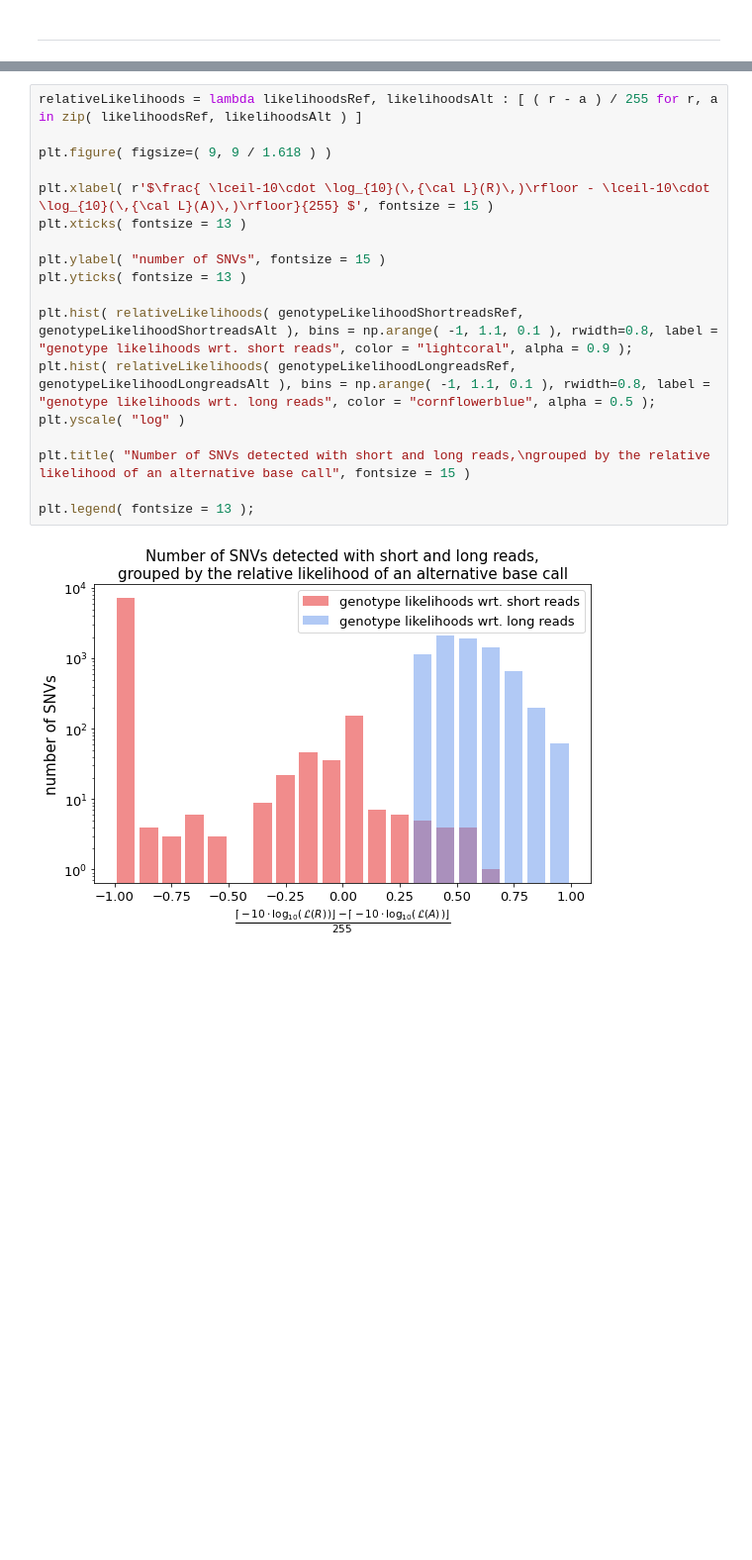
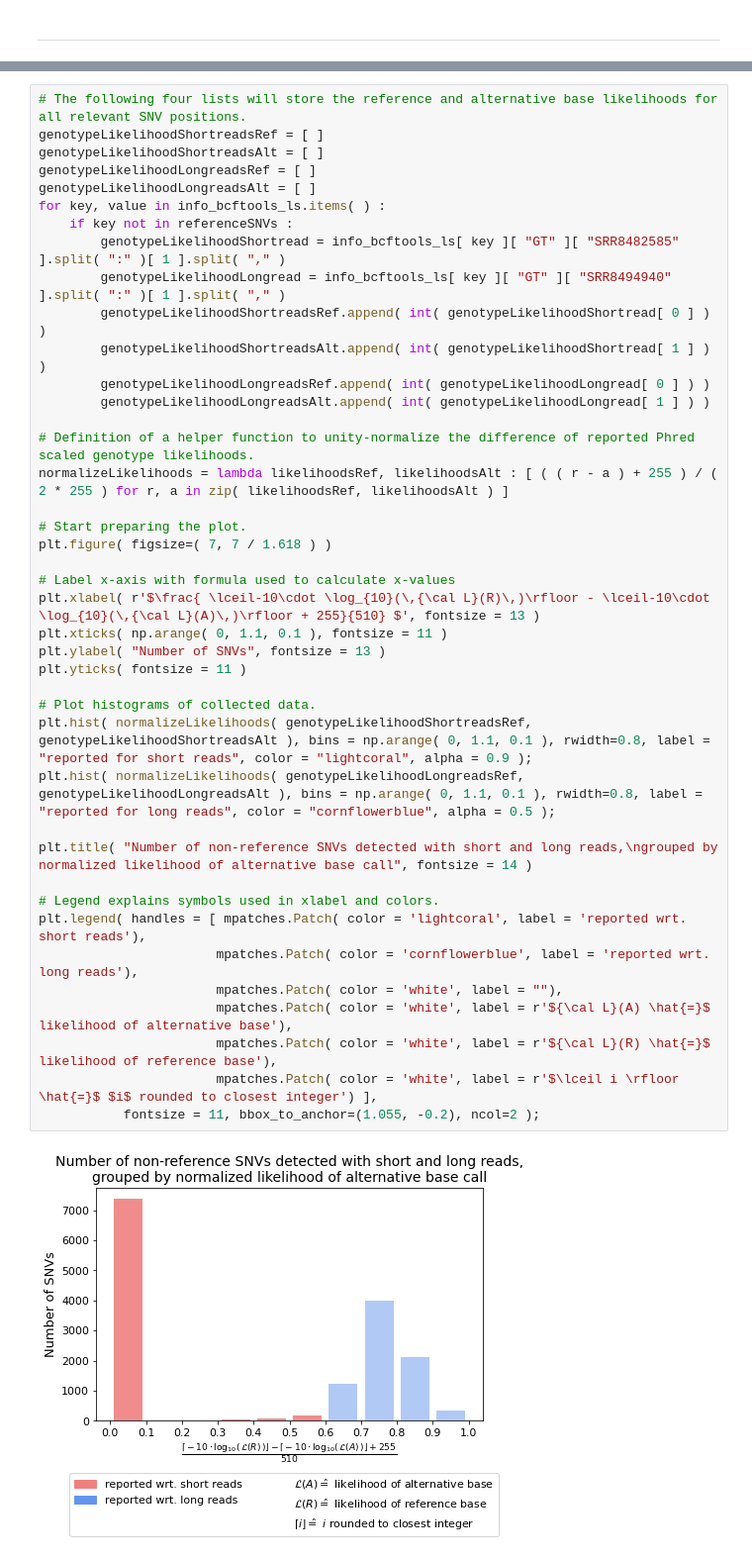
Before and after one commit to Integrative-Transcriptomics/TechnicalReport-AssemblyBestPractice, a Jupyter notebook: S11_SNVDiscoveryAnalysis.ipynb, the cells around one changed output, grey strips where cells are left out. Shown at 99% size. Saved outputs shown, nothing was run; the diff lists cells and outputs as text; blank space fills up the shorter version.

```diff
--- a/S11_SNVDiscoveryAnalysis.ipynb
+++ b/S11_SNVDiscoveryAnalysis.ipynb
@@ -362,20 +386,43 @@ for key, value in info_bcftools_ls.items( ) :
 # %%
-relativeLikelihoods = lambda likelihoodsRef, likelihoodsAlt : [ ( r - a ) / 255 for r, a in zip( likelihoodsRef, likelihoodsAlt ) ]
+# The following four lists will store the reference and alternative base likelihoods for all relevant SNV positions.
+genotypeLikelihoodShortreadsRef = [ ]
+genotypeLikelihoodShortreadsAlt = [ ]
+genotypeLikelihoodLongreadsRef = [ ]
+genotypeLikelihoodLongreadsAlt = [ ]
+for key, value in info_bcftools_ls.items( ) :
+    if key not in referenceSNVs :
+        genotypeLikelihoodShortread = info_bcftools_ls[ key ][ "GT" ][ "SRR8482585" ].split( ":" )[ 1 ].split( "," )
+        genotypeLikelihoodLongread = info_bcftools_ls[ key ][ "GT" ][ "SRR8494940" ].split( ":" )[ 1 ].split( "," )
+        genotypeLikelihoodShortreadsRef.append( int( genotypeLikelihoodShortread[ 0 ] ) )
+        genotypeLikelihoodShortreadsAlt.append( int( genotypeLikelihoodShortread[ 1 ] ) )
+        genotypeLikelihoodLongreadsRef.append( int( genotypeLikelihoodLongread[ 0 ] ) )
+        genotypeLikelihoodLongreadsAlt.append( int( genotypeLikelihoodLongread[ 1 ] ) )
 
-plt.figure( figsize=( 9, 9 / 1.618 ) )
+# Definition of a helper function to unity-normalize the difference of reported Phred scaled genotype likelihoods.
+normalizeLikelihoods = lambda likelihoodsRef, likelihoodsAlt : [ ( ( r - a ) + 255 ) / ( 2 * 255 ) for r, a in zip( likelihoodsRef, likelihoodsAlt ) ]
 
-plt.xlabel( r'$\frac{ \lceil-10\cdot \log_{10}(\,{\cal L}(R)\,)\rfloor - \lceil-10\cdot \log_{10}(\,{\cal L}(A)\,)\rfloor}{255} $', fontsize = 15 )
-plt.xticks( fontsize = 13 )
+# Start preparing the plot.
+plt.figure( figsize=( 7, 7 / 1.618 ) )
 
-plt.ylabel( "number of SNVs", fontsize = 15 )
-plt.yticks( fontsize = 13 )
+# Label x-axis with formula used to calculate x-values
+plt.xlabel( r'$\frac{ \lceil-10\cdot \log_{10}(\,{\cal L}(R)\,)\rfloor - \lceil-10\cdot \log_{10}(\,{\cal L}(A)\,)\rfloor + 255}{510} $', fontsize = 13 )
+plt.xticks( np.arange( 0, 1.1, 0.1 ), fontsize = 11 )
+plt.ylabel( "Number of SNVs", fontsize = 13 )
+plt.yticks( fontsize = 11 )
 
-plt.hist( relativeLikelihoods( genotypeLikelihoodShortreadsRef, genotypeLikelihoodShortreadsAlt ), bins = np.arange( -1, 1.1, 0.1 ), rwidth=0.8, label = "genotype likelihoods wrt. short reads", color = "lightcoral", alpha = 0.9 );
-plt.hist( relativeLikelihoods( genotypeLikelihoodLongreadsRef, genotypeLikelihoodLongreadsAlt ), bins = np.arange( -1, 1.1, 0.1 ), rwidth=0.8, label = "genotype likelihoods wrt. long reads", color = "cornflowerblue", alpha = 0.5 );
-plt.yscale( "log" )
+# Plot histograms of collected data.
+plt.hist( normalizeLikelihoods( genotypeLikelihoodShortreadsRef, genotypeLikelihoodShortreadsAlt ), bins = np.arange( 0, 1.1, 0.1 ), rwidth=0.8, label = "reported for short reads", color = "lightcoral", alpha = 0.9 );
+plt.hist( normalizeLikelihoods( genotypeLikelihoodLongreadsRef, genotypeLikelihoodLongreadsAlt ), bins = np.arange( 0, 1.1, 0.1 ), rwidth=0.8, label = "reported for long reads", color = "cornflowerblue", alpha = 0.5 );
 
-plt.title( "Number of SNVs detected with short and long reads,\ngrouped by the relative likelihood of an alternative base call", fontsize = 15 )
+plt.title( "Number of non-reference SNVs detected with short and long reads,\ngrouped by normalized likelihood of alternative base call", fontsize = 14 )
 
-plt.legend( fontsize = 13 );
+# Legend explains symbols used in xlabel and colors.
+plt.legend( handles = [ mpatches.Patch( color = 'lightcoral', label = 'reported wrt. short reads'),
+                       mpatches.Patch( color = 'cornflowerblue', label = 'reported wrt. long reads'),
+                       mpatches.Patch( color = 'white', label = ""),
+                       mpatches.Patch( color = 'white', label = r'${\cal L}(A) \hat{=}$ likelihood of alternative base'),
+                       mpatches.Patch( color = 'white', label = r'${\cal L}(R) \hat{=}$ likelihood of reference base'),
+                       mpatches.Patch( color = 'white', label = r'$\lceil i \rfloor \hat{=}$ $i$ rounded to closest integer') ],
+           fontsize = 11, bbox_to_anchor=(1.055, -0.2), ncol=2 );
 # %% [output]
-[figure, old version]
+[figure, new version]
```
Also changed, not shown: parts of 9 cells of this notebook.
